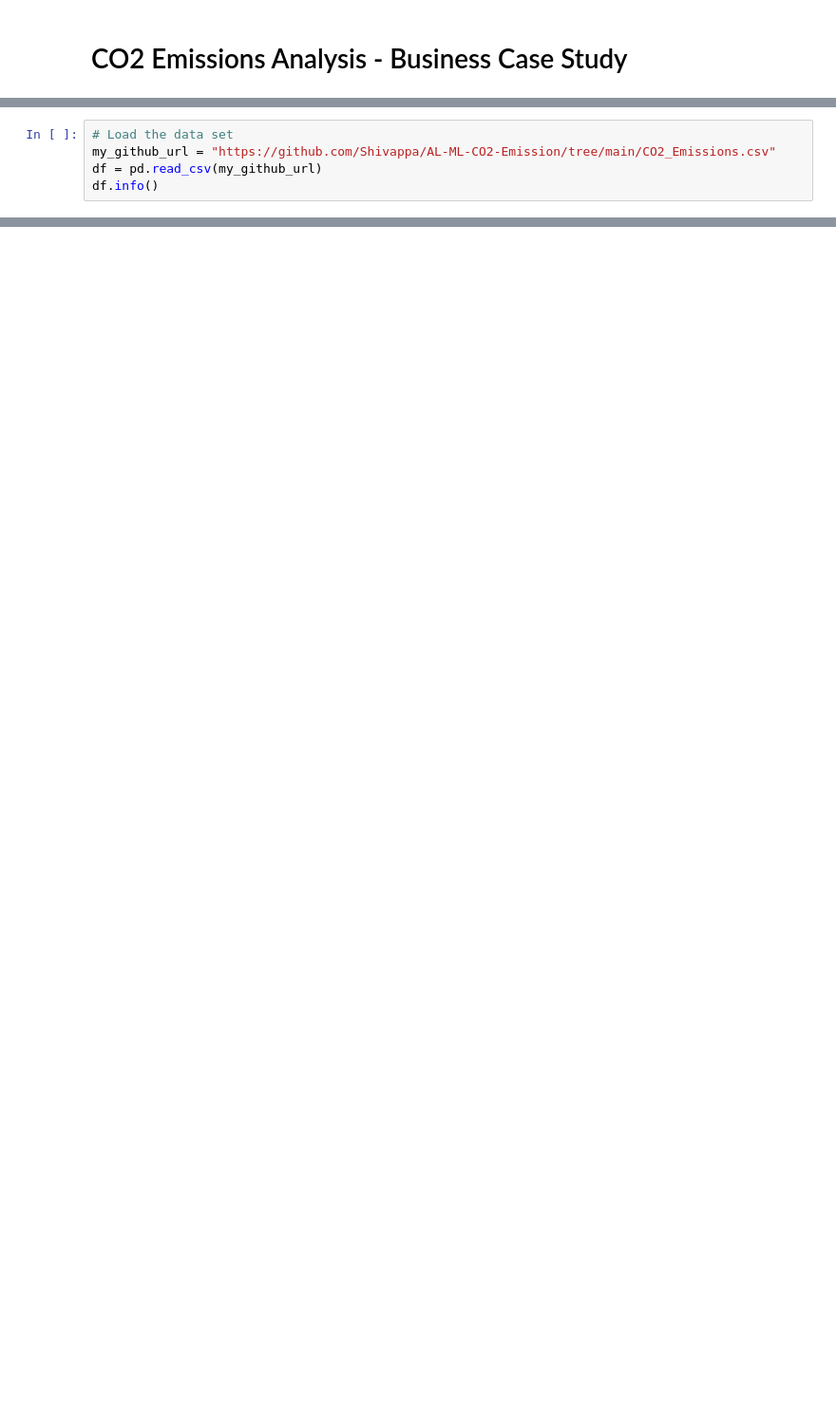
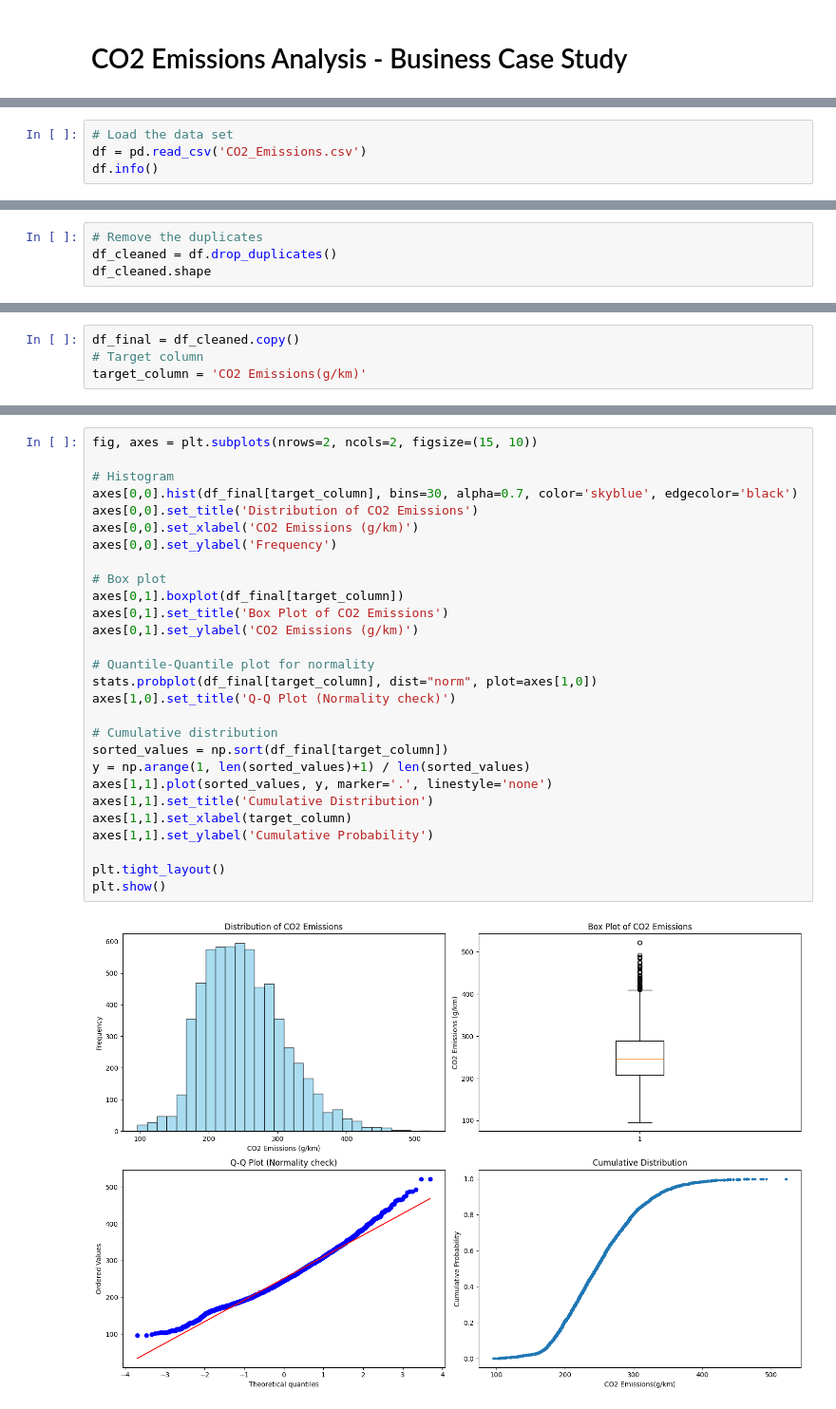
Before and after one commit to Shivappa/AL-ML-CO2-Emission, a Jupyter notebook: co2emission.ipynb, the cells around one changed output, grey strips where cells are left out. Shown at 95% size. Drawn from its saved outputs; the diff is of its cells as text; blank space fills up the shorter version.

```diff
--- a/co2emission.ipynb
+++ b/co2emission.ipynb
@@ -16,6 +18,5 @@ from sklearn.metrics import mean_squared_error, r2_score
 # %%
 # Load the data set
-my_github_url = "https://github.com/Shivappa/AL-ML-CO2-Emission/tree/main/CO2_Emissions.csv"
-df = pd.read_csv(my_github_url)
+df = pd.read_csv('CO2_Emissions.csv')
 df.info()
 # %% [output]
@@ -40,0 +91,4 @@ except Exception as e:
+# %%
+# Remove the duplicates
+df_cleaned = df.drop_duplicates()
+df_cleaned.shape
@@ -40,0 +97,4 @@ except Exception as e:
+# %%
+df_final = df_cleaned.copy()
+# Target column
+target_column = 'CO2 Emissions(g/km)'
@@ -40,0 +103,30 @@ except Exception as e:
+# %%
+fig, axes = plt.subplots(nrows=2, ncols=2, figsize=(15, 10))
+
+# Histogram
+axes[0,0].hist(df_final[target_column], bins=30, alpha=0.7, color='skyblue', edgecolor='black')
+axes[0,0].set_title('Distribution of CO2 Emissions')
+axes[0,0].set_xlabel('CO2 Emissions (g/km)')
+axes[0,0].set_ylabel('Frequency')
+
+# Box plot
+axes[0,1].boxplot(df_final[target_column])
+axes[0,1].set_title('Box Plot of CO2 Emissions')
+axes[0,1].set_ylabel('CO2 Emissions (g/km)')
+
+# Quantile-Quantile plot for normality
+stats.probplot(df_final[target_column], dist="norm", plot=axes[1,0])
+axes[1,0].set_title('Q-Q Plot (Normality check)')
+
+# Cumulative distribution
+sorted_values = np.sort(df_final[target_column])
+y = np.arange(1, len(sorted_values)+1) / len(sorted_values)
+axes[1,1].plot(sorted_values, y, marker='.', linestyle='none')
+axes[1,1].set_title('Cumulative Distribution')
+axes[1,1].set_xlabel(target_column)
+axes[1,1].set_ylabel('Cumulative Probability')
+
+plt.tight_layout()
+plt.show()
+# %% [output]
+[figure, added]
```
Also changed, not shown: parts of 44 cells of this notebook.
